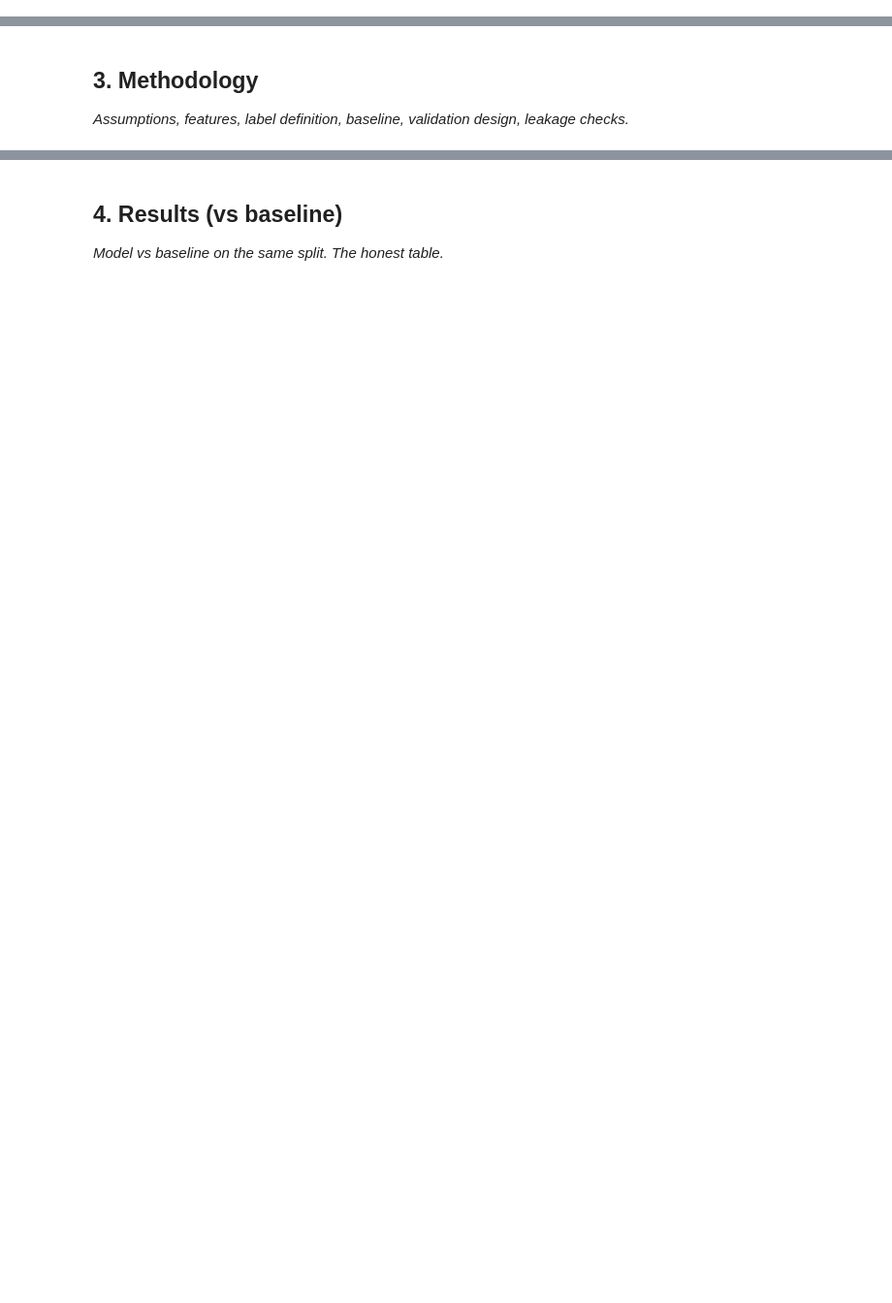
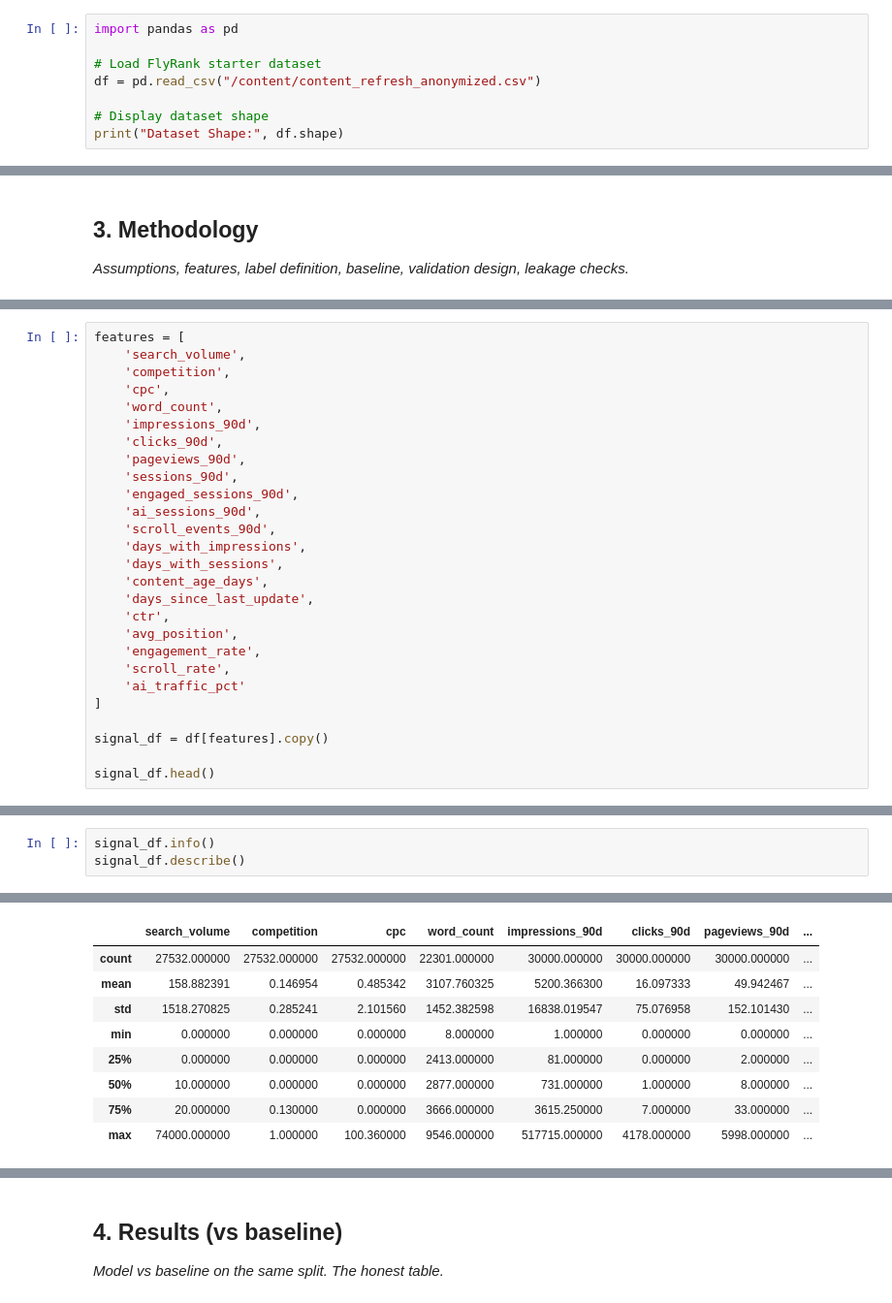
Before and after one commit to noor00-ai/fly_rank_intern, a Jupyter notebook: work/notebooks/capstone.ipynb, the cells around one changed output, grey strips where cells are left out. Shown at 97% size. Saved outputs shown, nothing was run; the diff lists cells and outputs as text; blank space fills up the shorter version.

```diff
--- a/work/notebooks/capstone.ipynb
+++ b/work/notebooks/capstone.ipynb
@@ -16,0 +74,8 @@ This skeleton is yours to fill. Work the sections **in order** — each one has
+# %%
+import pandas as pd
+
+# Load FlyRank starter dataset
+df = pd.read_csv("/content/content_refresh_anonymized.csv")
+
+# Display dataset shape
+print("Dataset Shape:", df.shape)
@@ -20,0 +181,27 @@ This skeleton is yours to fill. Work the sections **in order** — each one has
+# %%
+features = [
+    'search_volume',
+    'competition',
+    'cpc',
+    'word_count',
+    'impressions_90d',
+    'clicks_90d',
+    'pageviews_90d',
+    'sessions_90d',
+    'engaged_sessions_90d',
+    'ai_sessions_90d',
+    'scroll_events_90d',
+    'days_with_impressions',
+    'days_with_sessions',
+    'content_age_days',
+    'days_since_last_update',
+    'ctr',
+    'avg_position',
+    'engagement_rate',
+    'scroll_rate',
+    'ai_traffic_pct'
+]
+
+signal_df = df[features].copy()
+
+signal_df.head()
@@ -20,0 +215,4 @@ This skeleton is yours to fill. Work the sections **in order** — each one has
+# %%
+signal_df.info()
+signal_df.describe()
+# %% [output]
@@ -20,0 +236,9 @@ This skeleton is yours to fill. Work the sections **in order** — each one has
+|  | search_volume | competition | cpc | word_count | impressions_90d | clicks_90d | pageviews_90d | ... |
+| count | 27532.000000 | 27532.000000 | 27532.000000 | 22301.000000 | 30000.000000 | 30000.000000 | 30000.000000 | ... |
+| mean | 158.882391 | 0.146954 | 0.485342 | 3107.760325 | 5200.366300 | 16.097333 | 49.942467 | ... |
+| std | 1518.270825 | 0.285241 | 2.101560 | 1452.382598 | 16838.019547 | 75.076958 | 152.101430 | ... |
+| min | 0.000000 | 0.000000 | 0.000000 | 8.000000 | 1.000000 | 0.000000 | 0.000000 | ... |
+| 25% | 0.000000 | 0.000000 | 0.000000 | 2413.000000 | 81.000000 | 0.000000 | 2.000000 | ... |
+| 50% | 10.000000 | 0.000000 | 0.000000 | 2877.000000 | 731.000000 | 1.000000 | 8.000000 | ... |
+| 75% | 20.000000 | 0.130000 | 0.000000 | 3666.000000 | 3615.250000 | 7.000000 | 33.000000 | ... |
+| max | 74000.000000 | 1.000000 | 100.360000 | 9546.000000 | 517715.000000 | 4178.000000 | 5998.000000 | ... |
```
Also changed, not shown: parts of 28 cells of this notebook.
